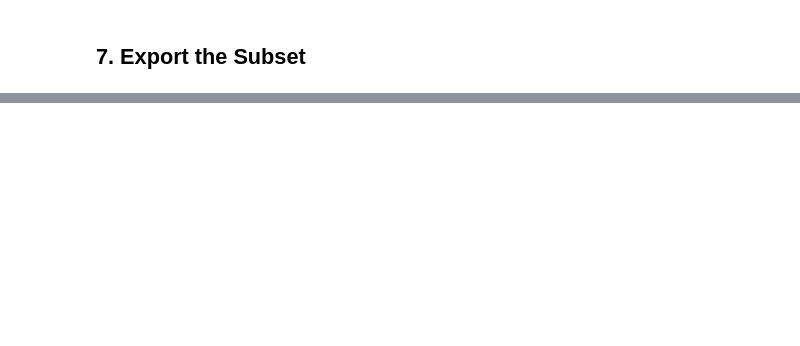
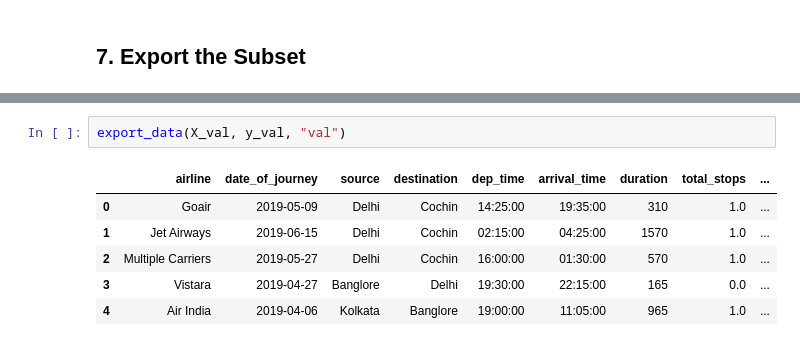
Before and after one commit to akanand03/sagemaker-flight-prices-prediction, a Jupyter notebook: notebook/data-cleaning.ipynb, the cells around one changed output, grey strips where cells are left out. Saved outputs shown, nothing was run; the diff lists cells and outputs as text; blank space fills up the shorter version.

```diff
--- a/notebook/data-cleaning.ipynb
+++ b/notebook/data-cleaning.ipynb
@@ -517,0 +551,9 @@ flights_cleaned
+# %%
+export_data(X_val, y_val, "val")
+# %% [output]
+|  | airline | date_of_journey | source | destination | dep_time | arrival_time | duration | total_stops | ... |
+| 0 | Goair | 2019-05-09 | Delhi | Cochin | 14:25:00 | 19:35:00 | 310 | 1.0 | ... |
+| 1 | Jet Airways | 2019-06-15 | Delhi | Cochin | 02:15:00 | 04:25:00 | 1570 | 1.0 | ... |
+| 2 | Multiple Carriers | 2019-05-27 | Delhi | Cochin | 16:00:00 | 01:30:00 | 570 | 1.0 | ... |
+| 3 | Vistara | 2019-04-27 | Banglore | Delhi | 19:30:00 | 22:15:00 | 165 | 0.0 | ... |
+| 4 | Air India | 2019-04-06 | Kolkata | Banglore | 19:00:00 | 11:05:00 | 965 | 1.0 | ... |
```
Also changed, not shown: parts of 8 cells of this notebook, 6 other files.
